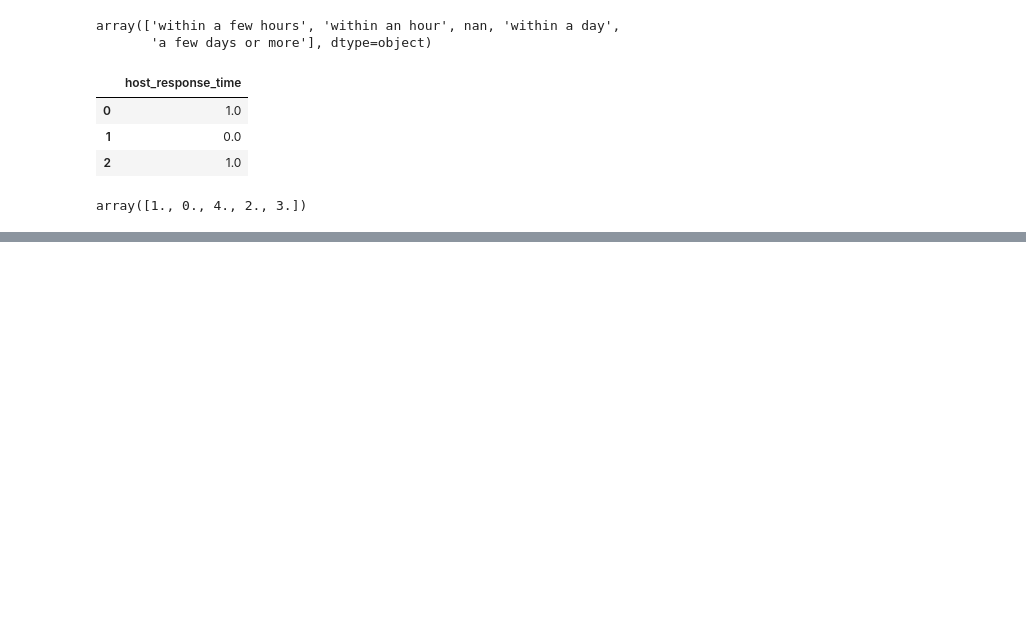
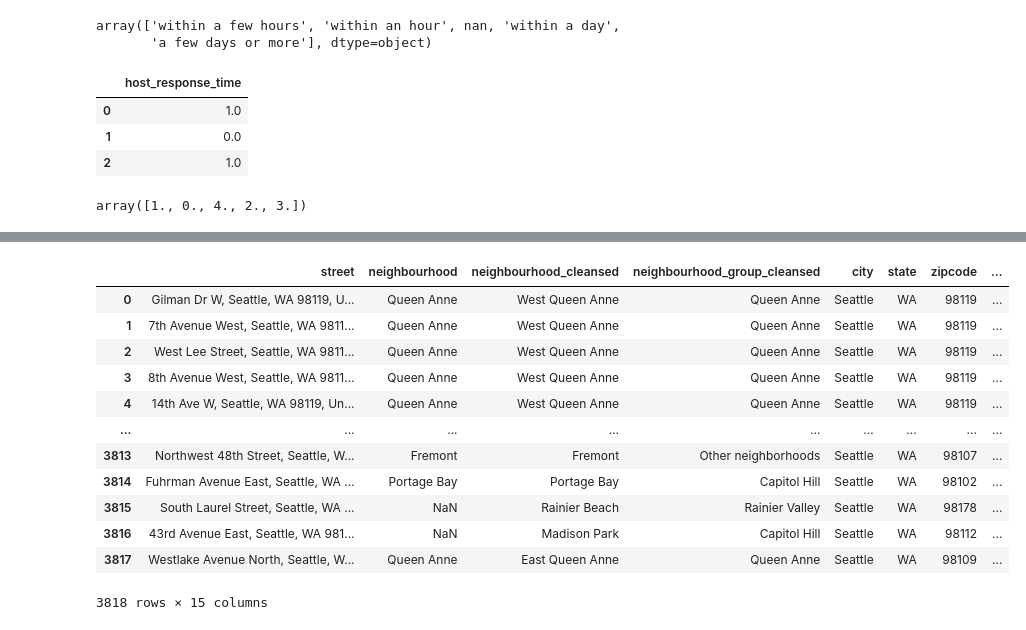
Before and after one commit to ahmedsaid352/Coding-Samurai-Data-Science-Internship, a Jupyter notebook: task 1/Seattle Airbnb.ipynb, the cells around one changed output, grey strips where cells are left out. Cells and saved outputs as stored; diff of their text form; code cells hidden in the pictures; blank space fills up the shorter version.

```diff
--- a/task 1/Seattle Airbnb.ipynb
+++ b/task 1/Seattle Airbnb.ipynb
@@ -542,0 +741,30 @@ corr_matrx[['price','review_scores_rating','review_scores_communication','review
+# %%
+li[[ 'street',
+ 'neighbourhood',
+ 'neighbourhood_cleansed',
+ 'neighbourhood_group_cleansed',
+ 'city',
+ 'state',
+ 'zipcode',
+ 'market',
+ 'smart_location',
+ 'country_code',
+ 'country',
+ 'latitude',
+ 'longitude',
+ 'is_location_exact',
+ 'property_type']]
+# %% [output]
+|  | street | neighbourhood | neighbourhood_cleansed | neighbourhood_group_cleansed | city | state | zipcode | ... |
+| 0 | Gilman Dr W, Seattle, WA 98119, U... | Queen Anne | West Queen Anne | Queen Anne | Seattle | WA | 98119 | ... |
+| 1 | 7th Avenue West, Seattle, WA 9811... | Queen Anne | West Queen Anne | Queen Anne | Seattle | WA | 98119 | ... |
+| 2 | West Lee Street, Seattle, WA 9811... | Queen Anne | West Queen Anne | Queen Anne | Seattle | WA | 98119 | ... |
+| 3 | 8th Avenue West, Seattle, WA 9811... | Queen Anne | West Queen Anne | Queen Anne | Seattle | WA | 98119 | ... |
+| 4 | 14th Ave W, Seattle, WA 98119, Un... | Queen Anne | West Queen Anne | Queen Anne | Seattle | WA | 98119 | ... |
+| ... | ... | ... | ... | ... | ... | ... | ... | ... |
+| 3813 | Northwest 48th Street, Seattle, W... | Fremont | Fremont | Other neighborhoods | Seattle | WA | 98107 | ... |
+| 3814 | Fuhrman Avenue East, Seattle, WA ... | Portage Bay | Portage Bay | Capitol Hill | Seattle | WA | 98102 | ... |
+| 3815 | South Laurel Street, Seattle, WA ... | NaN | Rainier Beach | Rainier Valley | Seattle | WA | 98178 | ... |
+| 3816 | 43rd Avenue East, Seattle, WA 981... | NaN | Madison Park | Capitol Hill | Seattle | WA | 98112 | ... |
+| 3817 | Westlake Avenue North, Seattle, W... | Queen Anne | East Queen Anne | Queen Anne | Seattle | WA | 98109 | ... |
+3818 rows × 15 columns
```
Also changed, not shown: parts of 54 cells of this notebook.
